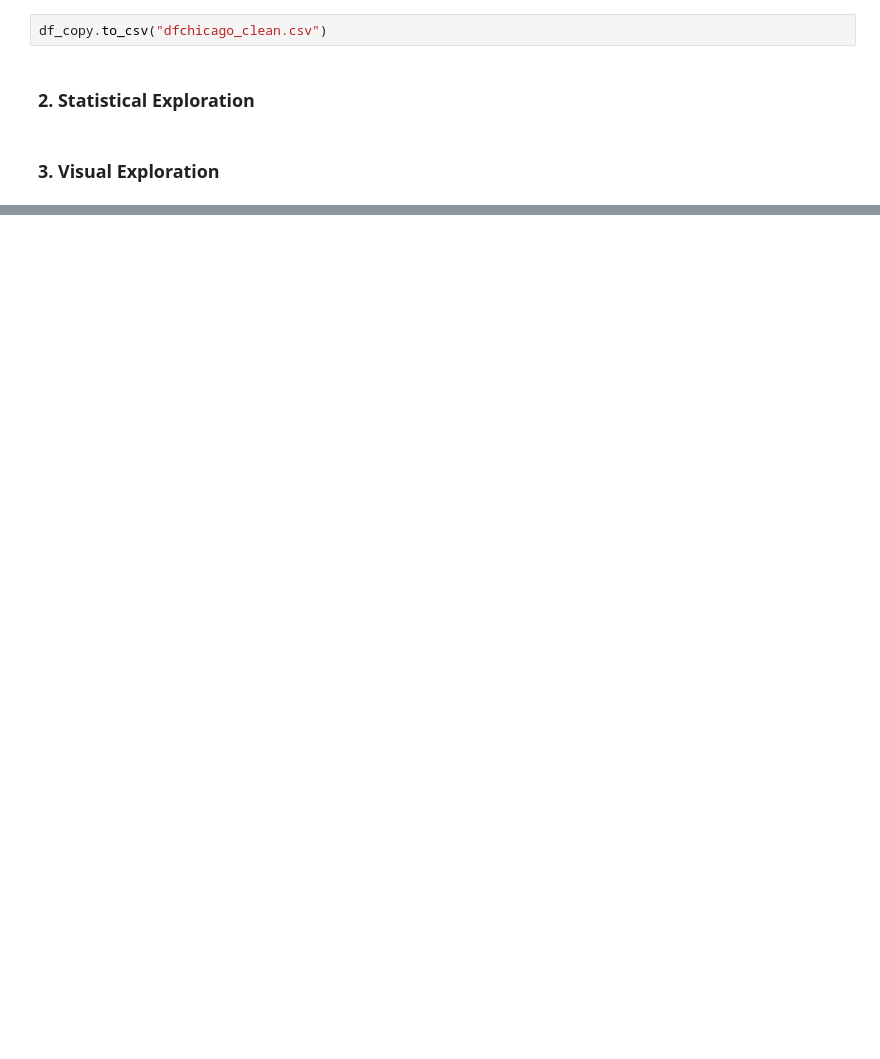
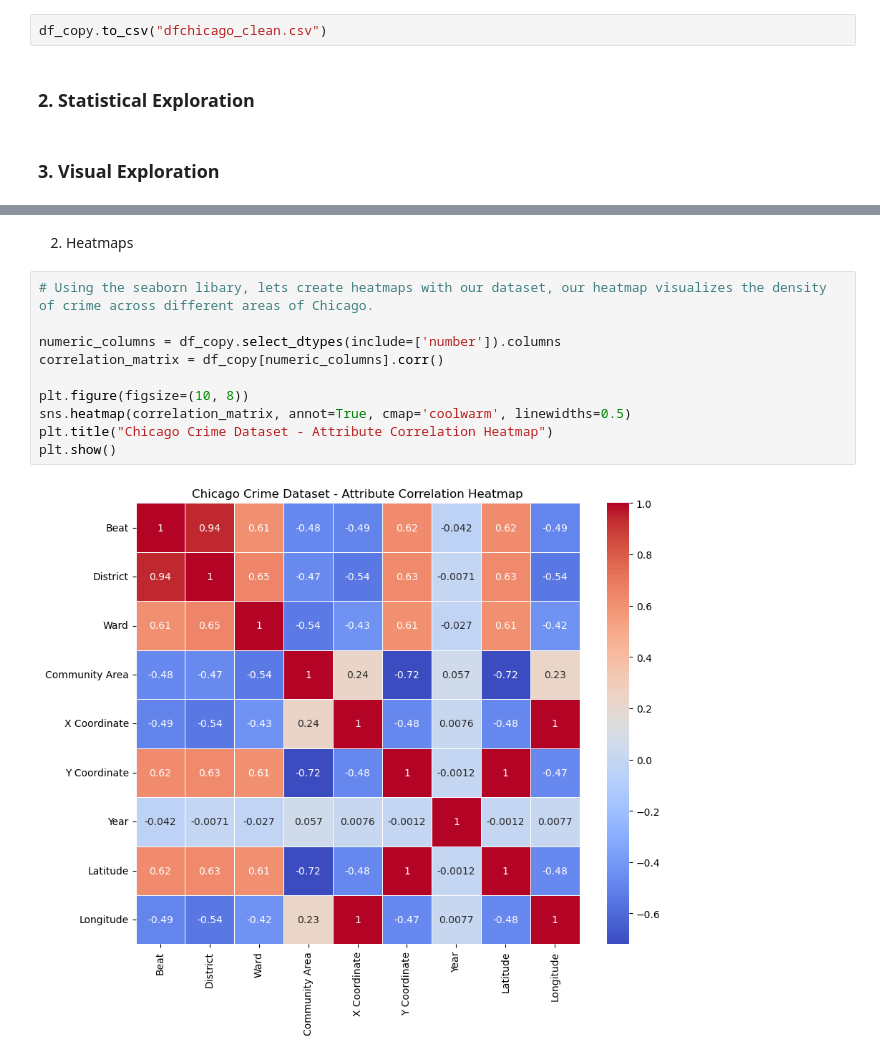
Before and after one commit to OGerison/circle-13-project, a Jupyter notebook: circle13chicagoeda.ipynb, the cells around one changed output, grey strips where cells are left out. Cells and saved outputs as stored; diff of their text form; blank space fills up the shorter version.

```diff
--- a/circle13chicagoeda.ipynb
+++ b/circle13chicagoeda.ipynb
@@ -180,0 +174,14 @@ df_copy.to_csv("dfchicago_clean.csv")
+# %% [markdown]
+2. Heatmaps
+# %%
+# Using the seaborn libary, lets create heatmaps with our dataset, our heatmap visualizes the density of crime across different areas of Chicago.
+
+numeric_columns = df_copy.select_dtypes(include=['number']).columns
+correlation_matrix = df_copy[numeric_columns].corr()
+
+plt.figure(figsize=(10, 8))
+sns.heatmap(correlation_matrix, annot=True, cmap='coolwarm', linewidths=0.5)
+plt.title("Chicago Crime Dataset - Attribute Correlation Heatmap")
+plt.show()
+# %% [output]
+[figure, added]
```
Also changed, not shown: parts of 25 cells of this notebook.
